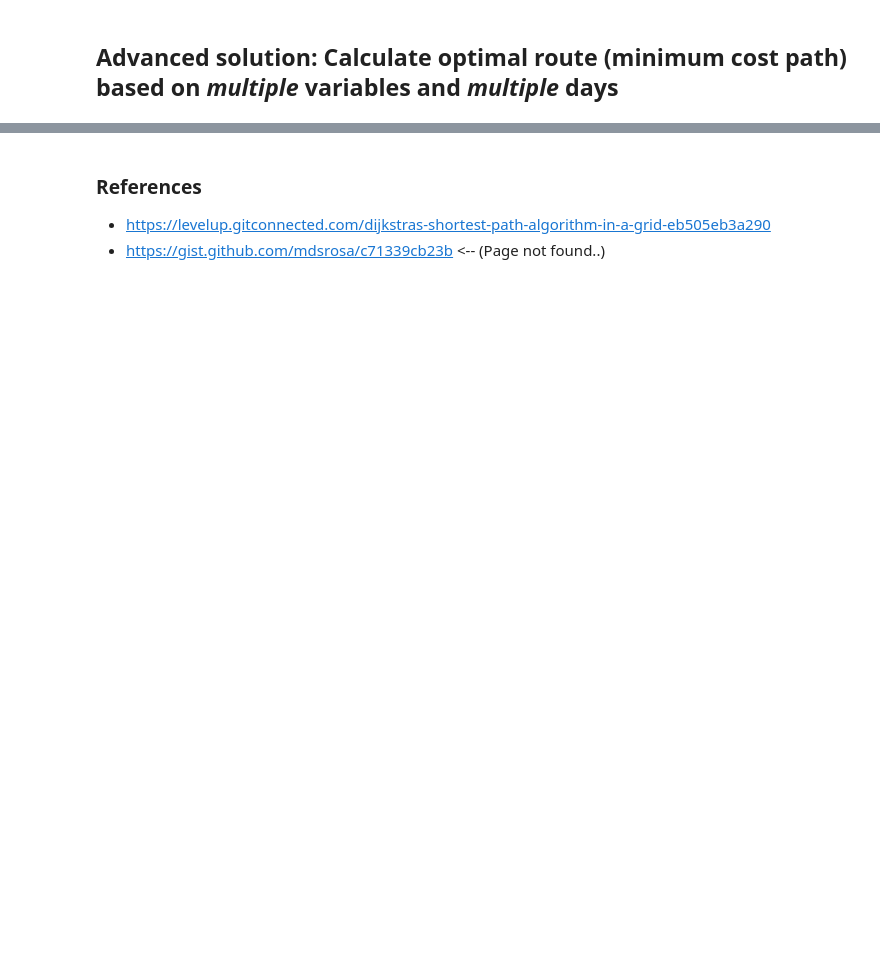
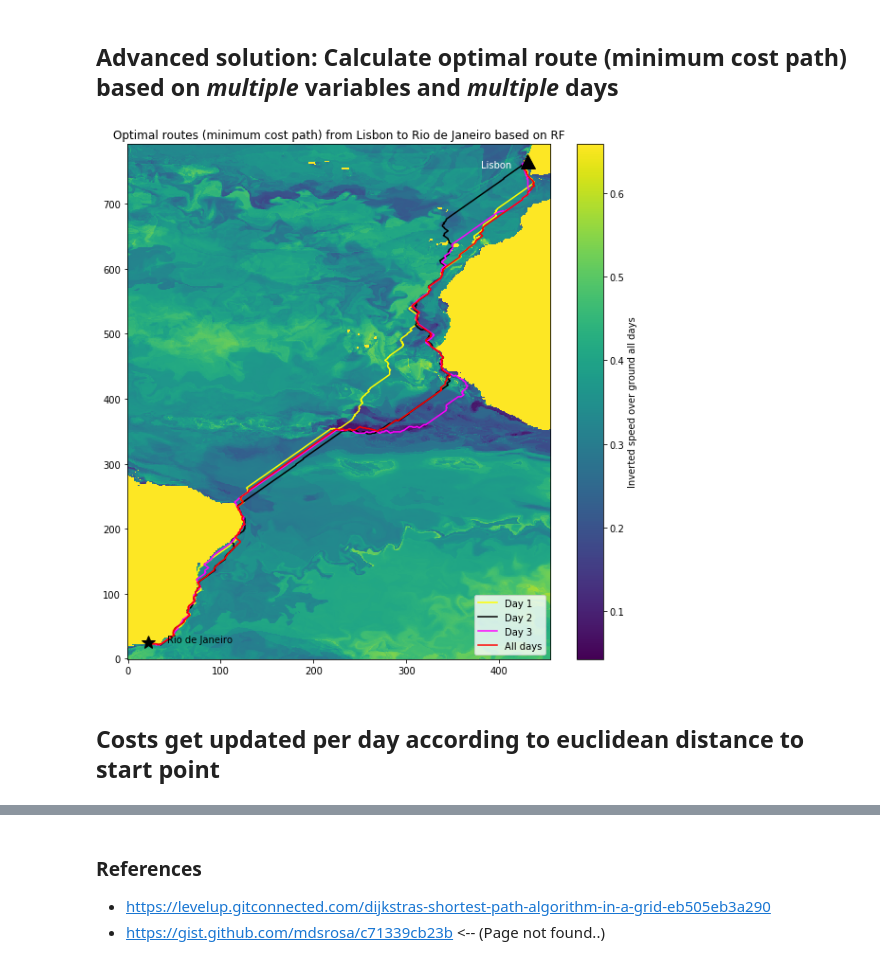
Before and after one commit to jonathom/cop_marine, a Jupyter notebook: Model_building.ipynb, the cells around one changed output, grey strips where cells are left out. Saved outputs shown, nothing was run; the diff lists cells and outputs as text; code cells hidden in the pictures; blank space fills up the shorter version.

```diff
--- a/Model_building.ipynb
+++ b/Model_building.ipynb
@@ -485,22 +489,26 @@ merged_indices_day_three = np.stack(merged_indices_day_three, axis=-1)
 # %%
 # Plot optimal route
 plt.figure(figsize=(10,10))
 
 # Costs
 plt.imshow(costs_all_times, aspect='auto')
 
 # Routes
 plt.plot(merged_indices_day_one[1], merged_indices_day_one[0], 'yellow', label = "Day 1")
-plt.plot(rf_indices[1],rf_indices[0], 'black', label = "fastest route from Lisbon to Rio", lw = 2)
+plt.plot(merged_indices_day_two[1], merged_indices_day_two[0], 'black', label = "Day 2")
 plt.plot(merged_indices_day_three[1], merged_indices_day_three[0], 'magenta', label = "Day 3")
 plt.plot(merged_indices_all_times[1], merged_indices_all_times[0], 'red', label = "All days")
 
 # Start/end points
 plt.plot(start_lon, start_lat, 'k^', markersize = 15)
 plt.text(start_lon - 50, start_lat - 10, "Lisbon", color = "white")
 plt.plot(end_lon, end_lat, 'k*', markersize = 15)
 plt.text(end_lon + 20, end_lat, "Rio de Janeiro")
 plt.title("Optimal routes (minimum cost path) from Lisbon to Rio de Janeiro based on RF")
 plt.colorbar(label='Inverted speed over ground all days')
 plt.legend(loc = "lower right")
 plt.gca().invert_yaxis()
+# %% [output]
+[figure, added]
+# %% [markdown]
+## Costs get updated per day according to euclidean distance to start point
```
Also changed, not shown: parts of 22 cells of this notebook.
